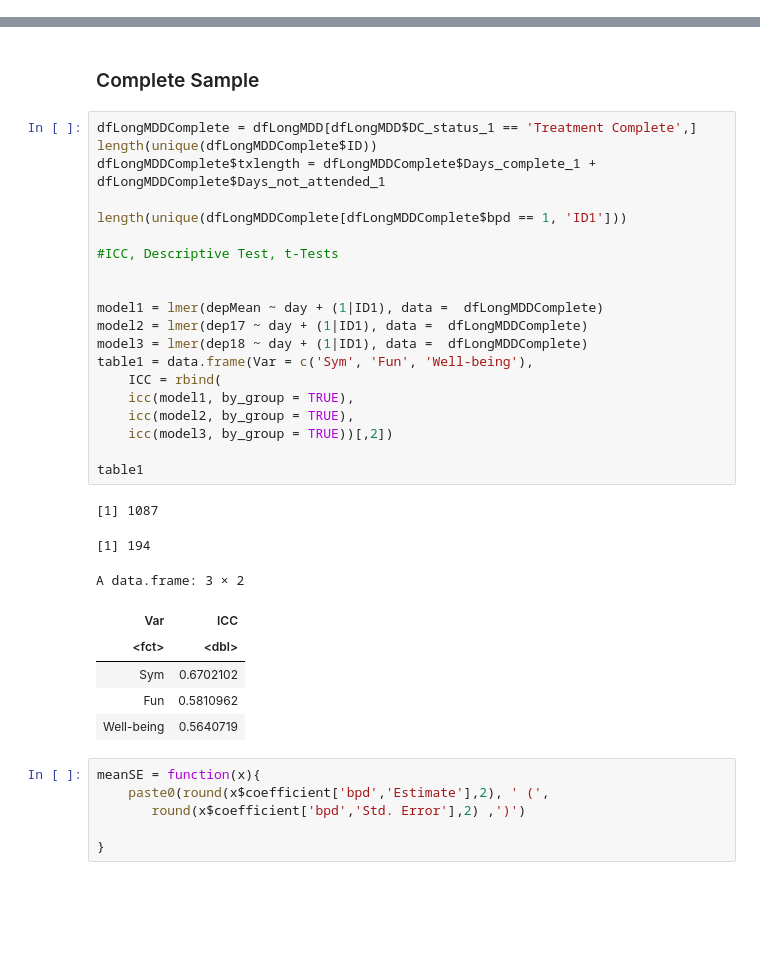
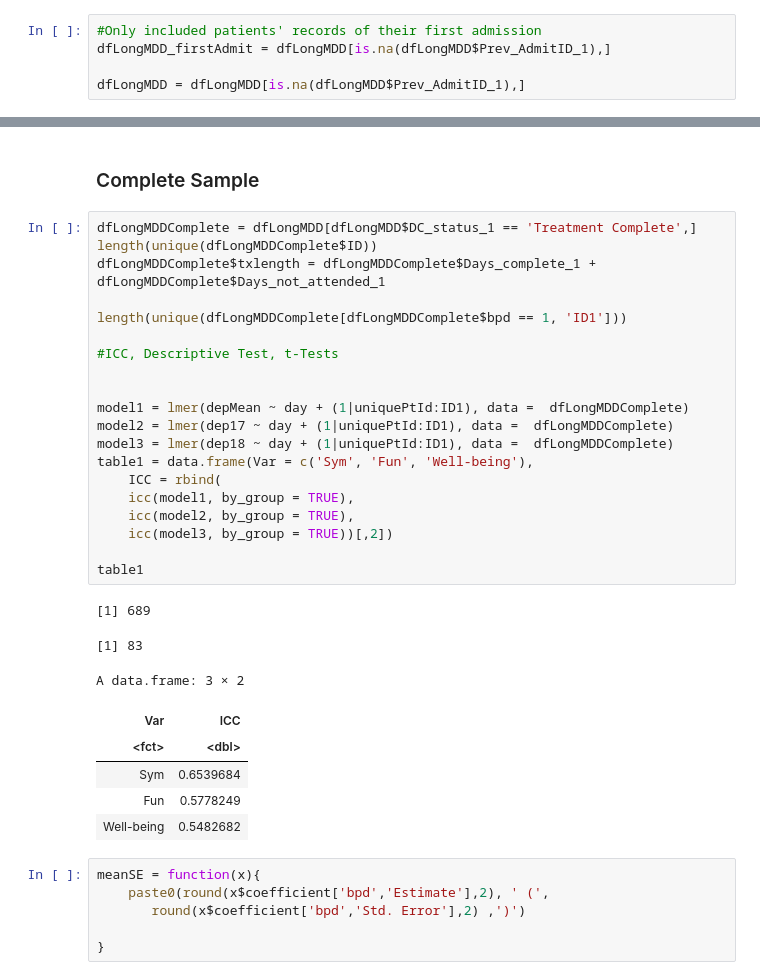
Before and after one commit to sin-ying-lin/phpTxOutcome, a Jupyter notebook: Code/MDD_BPD_Longitudinal/MDD_BPD_LMM.ipynb, the cells around one changed output, grey strips where cells are left out. Drawn from its saved outputs; the diff is of its cells as text; blank space fills up the shorter version.

```diff
--- a/Code/MDD_BPD_Longitudinal/MDD_BPD_LMM.ipynb
+++ b/Code/MDD_BPD_Longitudinal/MDD_BPD_LMM.ipynb
@@ -89,6 +68,11 @@ dfLongMDD = dfLongMDD[order(dfLongMDD$ID1, dfLongMDD$day),]
 length(unique(dfLongMDD$ID)) #1667
 # %% [output]
 [1] 1667
+# %%
+#Only included patients' records of their first admission
+dfLongMDD_firstAdmit = dfLongMDD[is.na(dfLongMDD$Prev_AdmitID_1),]
+
+dfLongMDD = dfLongMDD[is.na(dfLongMDD$Prev_AdmitID_1),]
 # %%
 #First sessino info
 first_session =
@@ -410,32 +420,32 @@ table(completeSample$Race_1)/nrow(completeSample)
 # %%
 dfLongMDDComplete = dfLongMDD[dfLongMDD$DC_status_1 == 'Treatment Complete',]
 length(unique(dfLongMDDComplete$ID))
 dfLongMDDComplete$txlength = dfLongMDDComplete$Days_complete_1 + dfLongMDDComplete$Days_not_attended_1
 
 length(unique(dfLongMDDComplete[dfLongMDDComplete$bpd == 1, 'ID1']))
 
 #ICC, Descriptive Test, t-Tests
 
 
-model1 = lmer(depMean ~ day + (1|ID1), data =  dfLongMDDComplete)
-model2 = lmer(dep17 ~ day + (1|ID1), data =  dfLongMDDComplete)
-model3 = lmer(dep18 ~ day + (1|ID1), data =  dfLongMDDComplete)
+model1 = lmer(depMean ~ day + (1|uniquePtId:ID1), data =  dfLongMDDComplete)
+model2 = lmer(dep17 ~ day + (1|uniquePtId:ID1), data =  dfLongMDDComplete)
+model3 = lmer(dep18 ~ day + (1|uniquePtId:ID1), data =  dfLongMDDComplete)
 table1 = data.frame(Var = c('Sym', 'Fun', 'Well-being'),
     ICC = rbind(
     icc(model1, by_group = TRUE),
     icc(model2, by_group = TRUE),
     icc(model3, by_group = TRUE))[,2])
 
 table1
 # %% [output]
-[1] 1087
+[1] 689
-[1] 194
+[1] 83
 A data.frame: 3 × 2
 | Var | ICC |
 | <fct> | <dbl> |
-| Sym | 0.6702102 |
-| Fun | 0.5810962 |
-| Well-being | 0.5640719 |
+| Sym | 0.6539684 |
+| Fun | 0.5778249 |
+| Well-being | 0.5482682 |
 # %%
 meanSE = function(x){
     paste0(round(x$coefficient['bpd','Estimate'],2), ' (',
```
Also changed, not shown: parts of 25 cells of this notebook, 2 other files.
